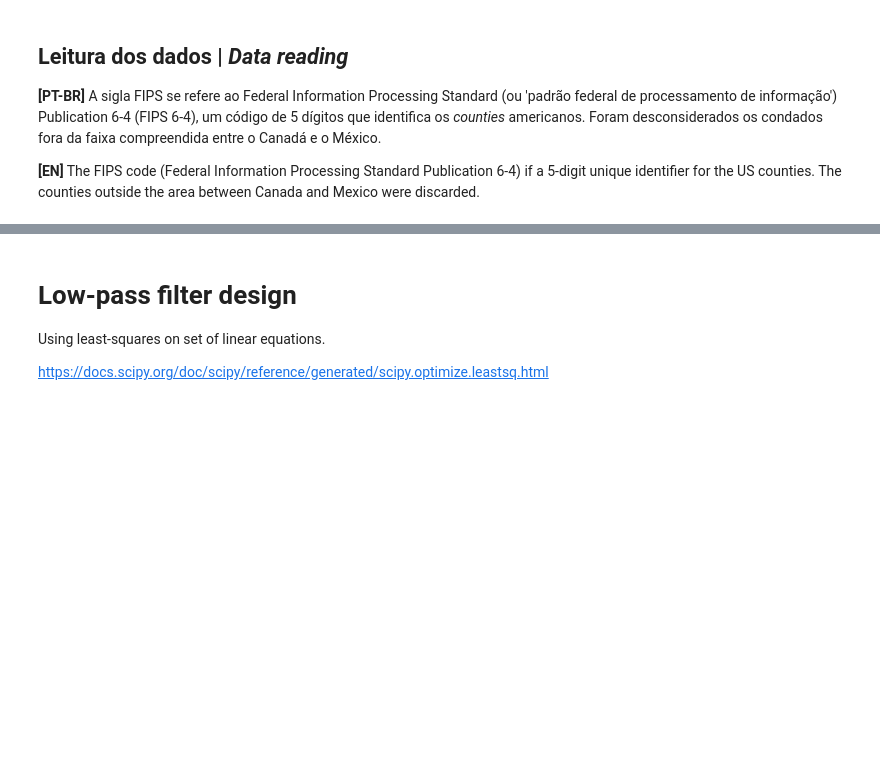
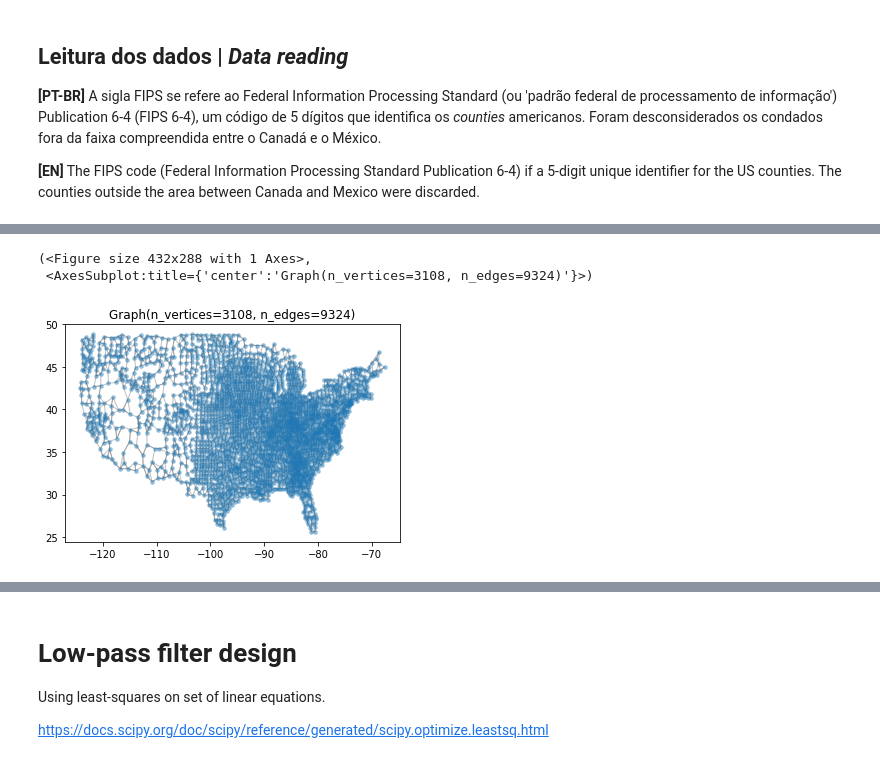
Before and after one commit to gboaviagem/data-estimation-gsp, a Jupyter notebook: solutions/ex2.ipynb, the cells around one changed output, grey strips where cells are left out. Drawn from its saved outputs; the diff is of its cells as text; code cells hidden in the pictures; blank space fills up the shorter version.

```diff
--- a/solutions/ex2.ipynb
+++ b/solutions/ex2.ipynb
@@ -35,7 +42,7 @@ df.head()
 # %%
 coords = df[['Longitude', 'Latitude']].to_numpy()
 N = len(coords)
-A = nearest_neighbors(coords, n_neighbors=4)
+A_sparse = nearest_neighbors(coords, n_neighbors=4)
 
-G = nx.from_numpy_matrix(A)
-gsp.describe(G)
+print("Description from the graph:")
+describe(nx.from_numpy_matrix(A_sparse))
@@ -60,0 +59,15 @@ pio.write_image(fig01, 'fig01.pdf', validate=True, engine='kaleido')
+# %%
+from pygsp.graphs import Graph
+
+G = Graph(A_sparse, coords=coords, plotting = {
+    'vertex_size': 20,
+    'vertex_color': (0.12, 0.47, 0.71, 0.8),
+    'edge_color': (0.5, 0.5, 0.5, 0.5),
+    'edge_width': 1,
+})
+# %%
+G.plot()
+# %% [output]
+(<Figure size 432x288 with 1 Axes>,
+ <AxesSubplot:title={'center':'Graph(n_vertices=3108, n_edges=9324)'}>)
+[figure, added]
```
Also changed, not shown: parts of 13 cells of this notebook, 2 other files.
